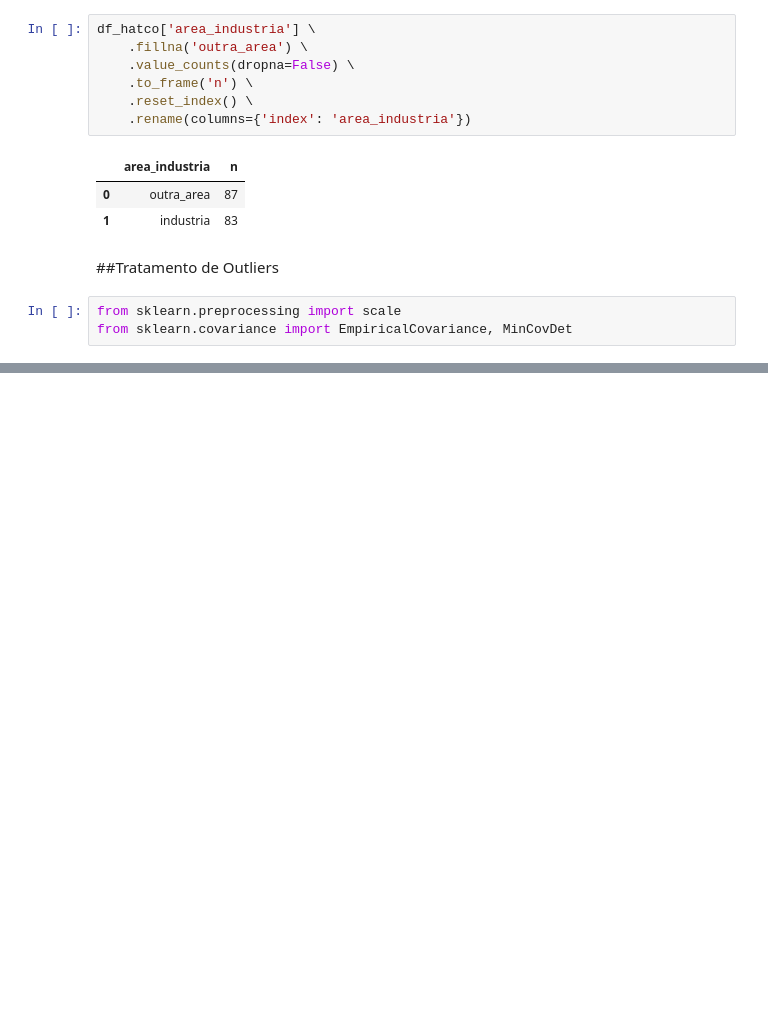
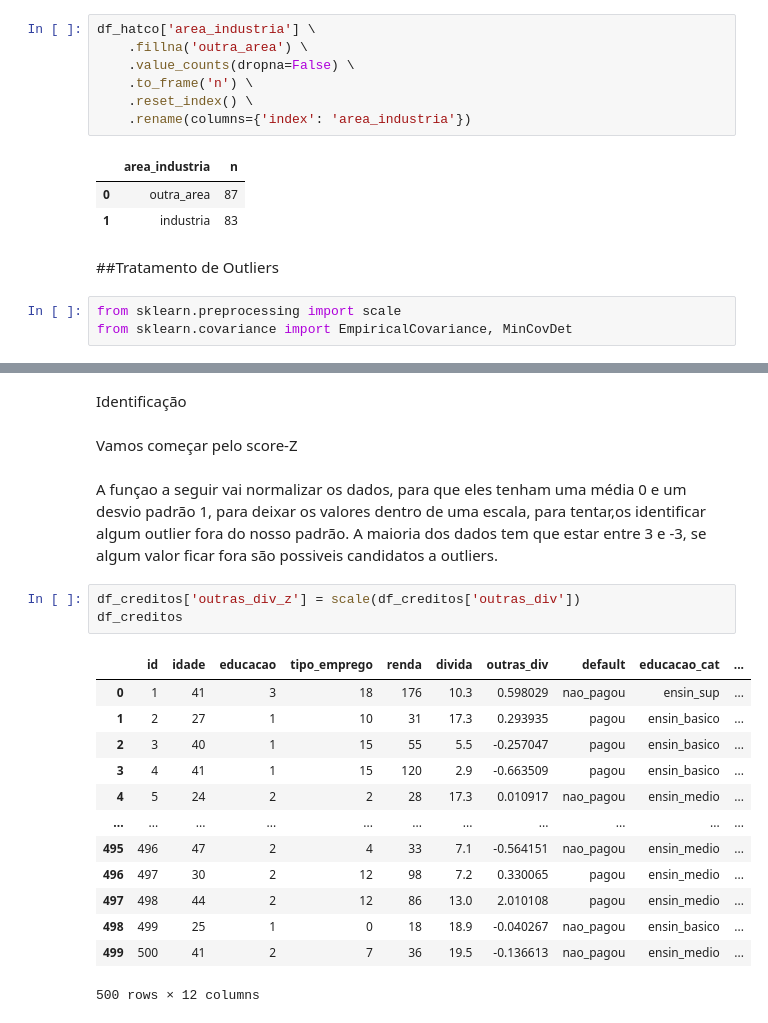
Before and after one commit to luccbm/LimpezaNormalizacaoRepo, a Jupyter notebook: LimpNorm.ipynb, the cells around one changed output, grey strips where cells are left out. Saved outputs shown, nothing was run; the diff lists cells and outputs as text; blank space fills up the shorter version.

```diff
--- a/LimpNorm.ipynb
+++ b/LimpNorm.ipynb
@@ -234,3 +234,26 @@ df_creditos
 | 498 | 499 | 25 | 1 | 0 | 18 | 18.9 | 2.89 | nao_pagou | ensin_basico | ... |
 | 499 | 500 | 41 | 2 | 7 | 36 | 19.5 | 2.57 | nao_pagou | ensin_medio | ... |
 500 rows × 11 columns
+# %% [markdown]
+Identificação
+# %% [markdown]
+Vamos começar pelo score-Z
+# %% [markdown]
+A funçao a seguir vai normalizar os dados, para que eles tenham uma média 0 e um desvio padrão 1, para deixar os valores dentro de uma escala, para tentar,os identificar algum outlier fora do nosso padrão. A maioria dos dados tem que estar entre 3 e -3, se algum valor ficar fora são possiveis candidatos a outliers.
+# %%
+df_creditos['outras_div_z'] = scale(df_creditos['outras_div'])
+df_creditos
+# %% [output]
+|  | id | idade | educacao | tipo_emprego | renda | divida | outras_div | default | educacao_cat | ... |
+| 0 | 1 | 41 | 3 | 18 | 176 | 10.3 | 0.598029 | nao_pagou | ensin_sup | ... |
+| 1 | 2 | 27 | 1 | 10 | 31 | 17.3 | 0.293935 | pagou | ensin_basico | ... |
+| 2 | 3 | 40 | 1 | 15 | 55 | 5.5 | -0.257047 | pagou | ensin_basico | ... |
+| 3 | 4 | 41 | 1 | 15 | 120 | 2.9 | -0.663509 | pagou | ensin_basico | ... |
+| 4 | 5 | 24 | 2 | 2 | 28 | 17.3 | 0.010917 | nao_pagou | ensin_medio | ... |
+| ... | ... | ... | ... | ... | ... | ... | ... | ... | ... | ... |
+| 495 | 496 | 47 | 2 | 4 | 33 | 7.1 | -0.564151 | nao_pagou | ensin_medio | ... |
+| 496 | 497 | 30 | 2 | 12 | 98 | 7.2 | 0.330065 | pagou | ensin_medio | ... |
+| 497 | 498 | 44 | 2 | 12 | 86 | 13.0 | 2.010108 | pagou | ensin_medio | ... |
+| 498 | 499 | 25 | 1 | 0 | 18 | 18.9 | -0.040267 | nao_pagou | ensin_basico | ... |
+| 499 | 500 | 41 | 2 | 7 | 36 | 19.5 | -0.136613 | nao_pagou | ensin_medio | ... |
+500 rows × 12 columns
```
Also changed, not shown: parts of 25 cells of this notebook.
